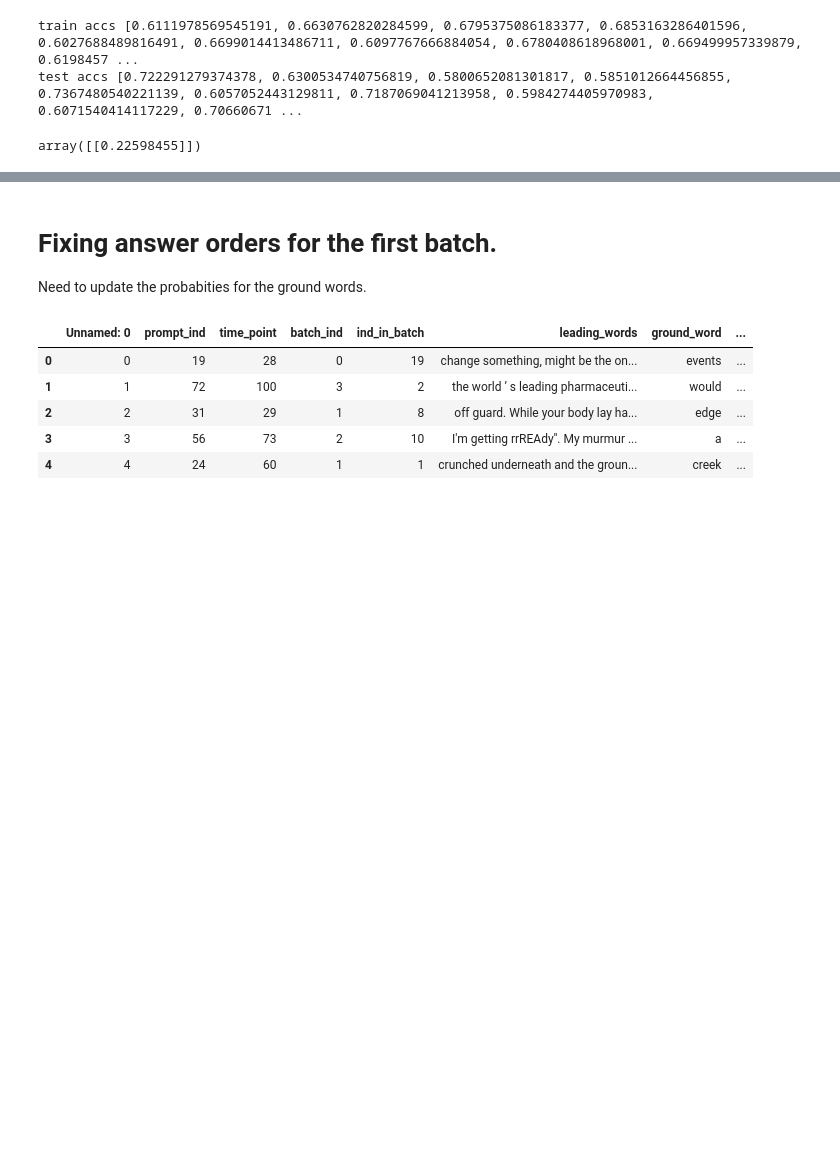
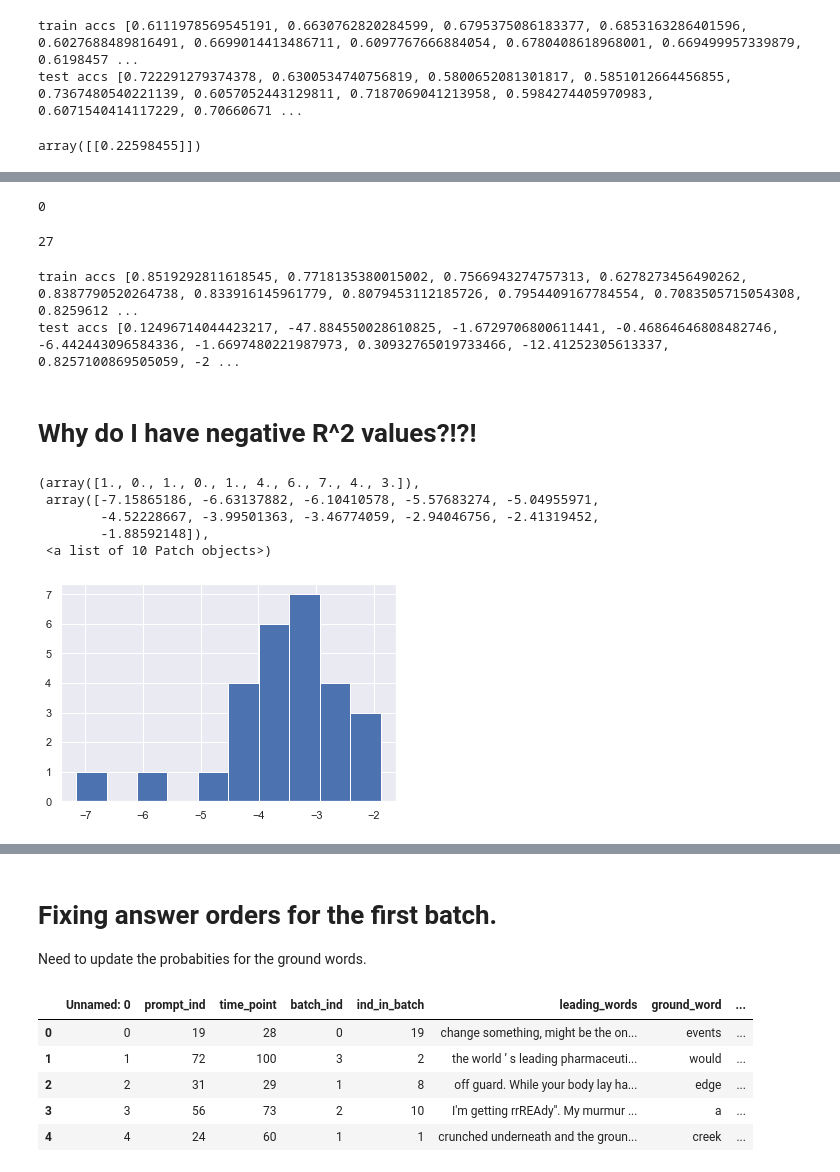
Before and after one commit to TrentBrick/tail-sampling, a Jupyter notebook: AnalyzeMTurk.ipynb, the cells around one changed output, grey strips where cells are left out. Drawn from its saved outputs; the diff is of its cells as text; code cells hidden in the pictures; blank space fills up the shorter version.

```diff
--- a/AnalyzeMTurk.ipynb
+++ b/AnalyzeMTurk.ipynb
@@ -910,0 +951,8 @@ array([[0.22598455]])
+# %%
+x = []
+y = []
+meta_deets = []
+for q, k in median_scores.groupby(['q_ind', 'turk_v']):
+    x.append(k['prob'].values)
+    y.append(k['median_score'].values)
+    meta_deets.append(q)
@@ -910,0 +963,72 @@ array([[0.22598455]])
+# %%
+x_ml = []
+y_ml = []
+for q_prob, q_score in zip(x,y):
+
+    if 8 not in q_score:
+        continue
+
+    q_prob = np.log(q_prob)
+
+    eight_inds = np.where(q_score==8)[0]
+
+    min_eight_prob = np.min(q_prob[eight_inds])
+    '''l_ind = np.where(q_prob == min_eight_prob)[0]
+    '''
+
+    x_ml.append( q_prob )
+    y_ml.append( min_eight_prob )
+# %%
+np.argmin(y[0][np.where(y[0]==6)[0]])
+# %% [output]
+0
+# %%
+len(x_ml)
+# %% [output]
+27
+# %%
+x_ml = pd.DataFrame(x_ml)
+y_ml = pd.DataFrame(y_ml)
+# %%
+from sklearn.linear_model import LinearRegression
+from sklearn.model_selection import cross_val_score, StratifiedKFold, KFold
+from sklearn.ensemble import RandomForestRegressor
+
+# how to do a robust linear regression?
+reg = RandomForestRegressor()#LinearRegression(fit_intercept=True) #RandomForestRegressor() #LinearRegression(fit_intercept=True ) #
+
+splitter= KFold(n_splits=10, shuffle=True)
+accuracies = []
+train_accs = []
+feat_imps = dict()
+
+for i in range(10):
+    for train_index, test_index in splitter.split(x_ml,y_ml):
+        X_train, X_test = x_ml.iloc[train_index], x_ml.iloc[test_index]
+        y_train, y_test = y_ml.iloc[train_index].values.ravel(), y_ml.iloc[test_index].values.ravel()
+        reg.fit(X_train, y_train)
+        train_accs.append(reg.score(X_train, y_train))
+        accuracies.append(reg.score(X_test, y_test))
+        '''for ind, e in enumerate(reg.feature_importances_):
+            try:
+                feat_imps[ind].append(e)
+            except:
+                feat_imps[ind] = [e]
+        '''
+
+print('train accs', train_accs, sum(train_accs)/len(train_accs))
+print('test accs', accuracies, sum(accuracies)/len(accuracies))
+# %% [output]
+train accs [0.8519292811618545, 0.7718135380015002, 0.7566943274757313, 0.6278273456490262, 0.8387790520264738, 0.833916145961779, 0.8079453112185726, 0.7954409167784554, 0.7083505715054308, 0.8259612 ...
+test accs [0.12496714044423217, -47.884550028610825, -1.6729706800611441, -0.46864646808482746, -6.442443096584336, -1.6697480221987973, 0.30932765019733466, -12.41252305613337, 0.8257100869505059, -2 ...
+# %% [markdown]
+# Why do I have negative R^2 values?!?!
+# %%
+plt.hist(y_ml.values)
+# %% [output]
+(array([1., 0., 1., 0., 1., 4., 6., 7., 4., 3.]),
+ array([-7.15865186, -6.63137882, -6.10410578, -5.57683274, -5.04955971,
+        -4.52228667, -3.99501363, -3.46774059, -2.94046756, -2.41319452,
+        -1.88592148]),
+ <a list of 10 Patch objects>)
+[figure, added]
```
Also changed, not shown: parts of 19 cells of this notebook.
